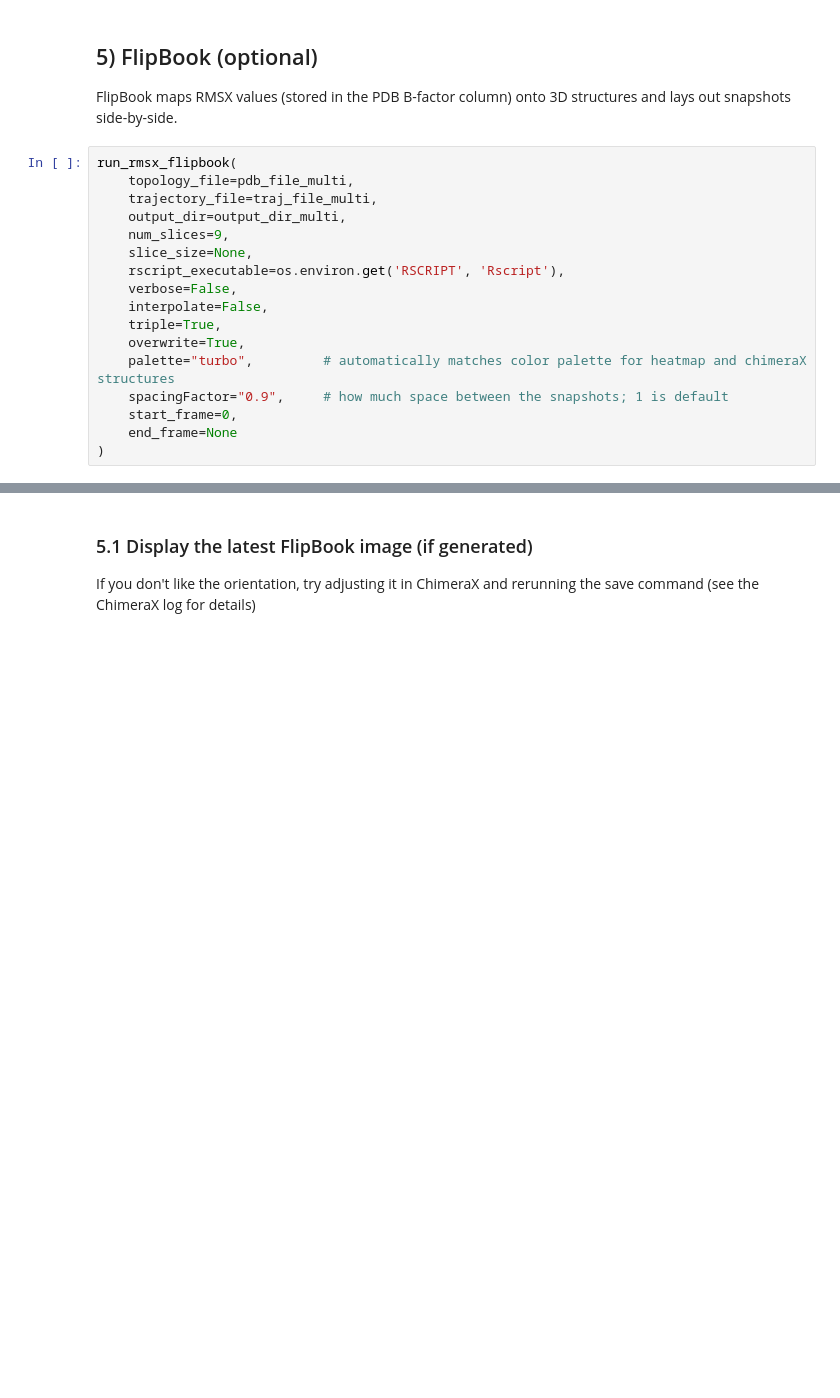
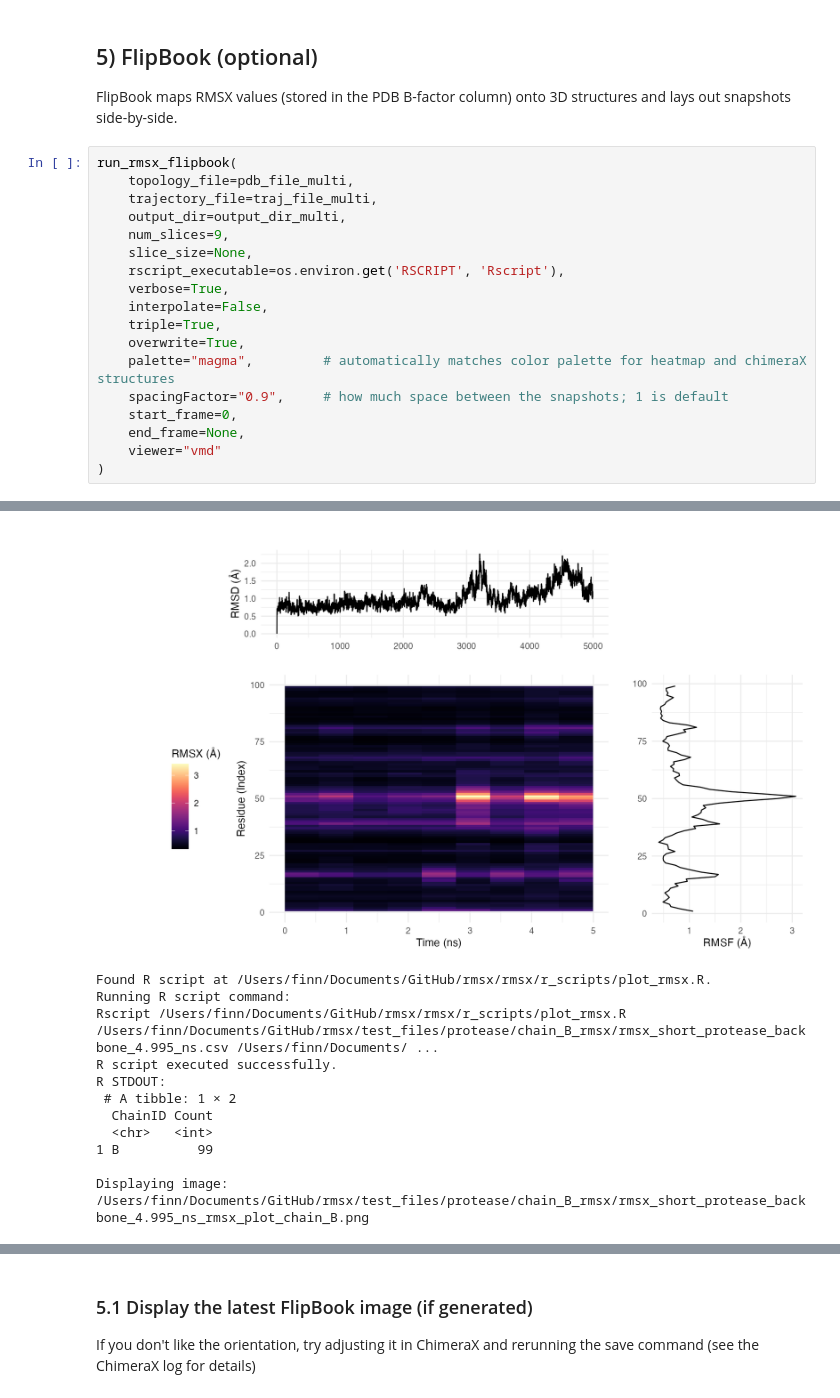
Before and after one commit to sm1rrnoff/rmsx, a Jupyter notebook: RMSX_FlipBook_Quickstart.ipynb, the cells around one changed output, grey strips where cells are left out. Cells and saved outputs as stored; diff of their text form; blank space fills up the shorter version.

```diff
--- a/RMSX_FlipBook_Quickstart.ipynb
+++ b/RMSX_FlipBook_Quickstart.ipynb
@@ -308,12 +311,14 @@ run_rmsx_flipbook(
     num_slices=9,
     slice_size=None,
     rscript_executable=os.environ.get('RSCRIPT', 'Rscript'),
-    verbose=False,
+    verbose=True,
     interpolate=False,
     triple=True,
     overwrite=True,
-    palette="turbo",         # automatically matches color palette for heatmap and chimeraX structures
+    palette="magma",         # automatically matches color palette for heatmap and chimeraX structures
     spacingFactor="0.9",     # how much space between the snapshots; 1 is default
     start_frame=0,
-    end_frame=None
+    end_frame=None,
+    viewer="vmd"
 )
+# %% [output]
@@ -319,0 +376,12 @@ run_rmsx_flipbook(
+[figure, added]
+Found R script at /Users/finn/Documents/GitHub/rmsx/rmsx/r_scripts/plot_rmsx.R.
+Running R script command:
+Rscript /Users/finn/Documents/GitHub/rmsx/rmsx/r_scripts/plot_rmsx.R /Users/finn/Documents/GitHub/rmsx/test_files/protease/chain_B_rmsx/rmsx_short_protease_backbone_4.995_ns.csv /Users/finn/Documents/ ...
+R script executed successfully.
+R STDOUT:
+ # A tibble: 1 × 2
+  ChainID Count
+  <chr>   <int>
+1 B          99
+
+Displaying image: /Users/finn/Documents/GitHub/rmsx/test_files/protease/chain_B_rmsx/rmsx_short_protease_backbone_4.995_ns_rmsx_plot_chain_B.png
```
Also changed, not shown: parts of 8 cells of this notebook, 7 other files.
